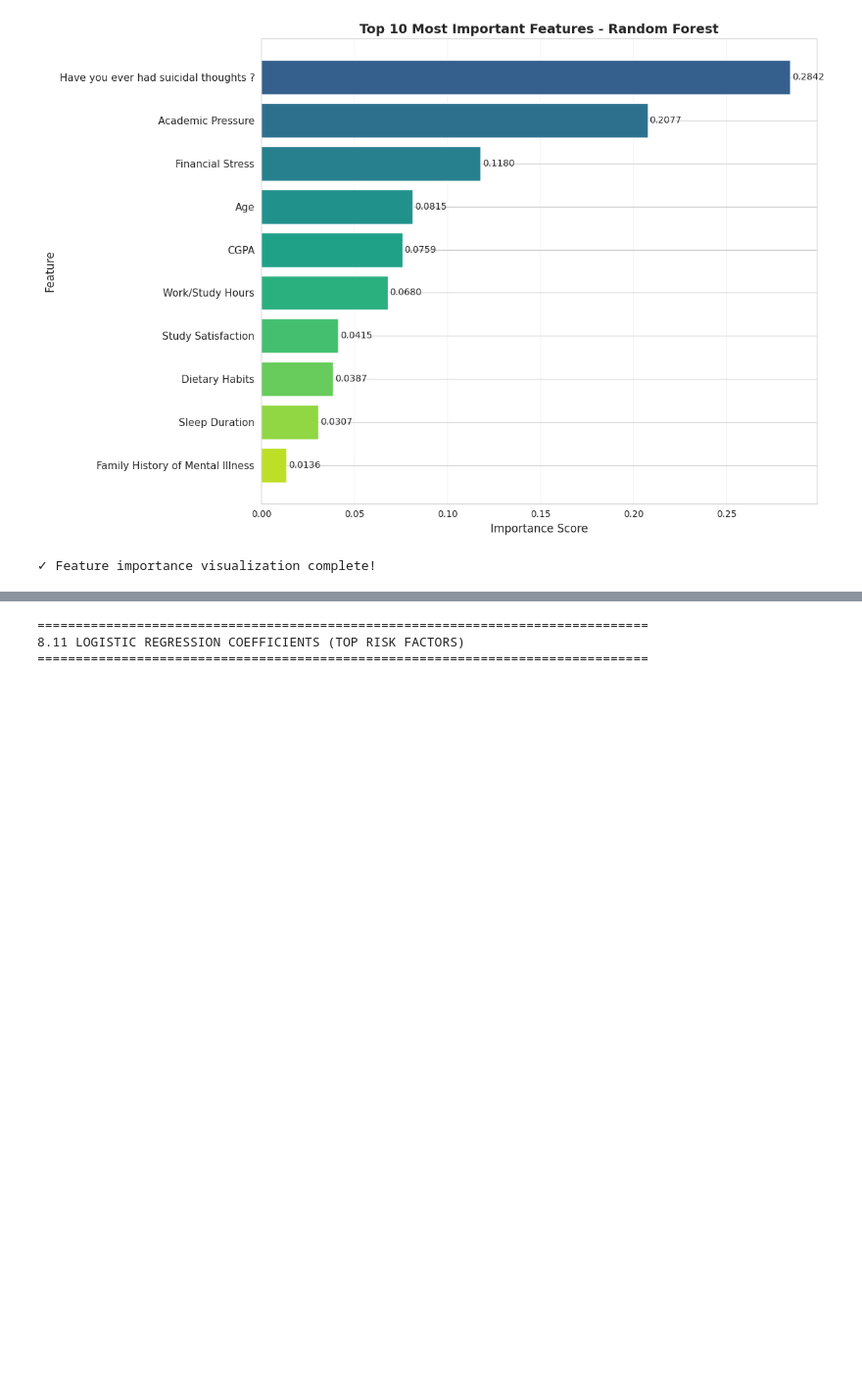
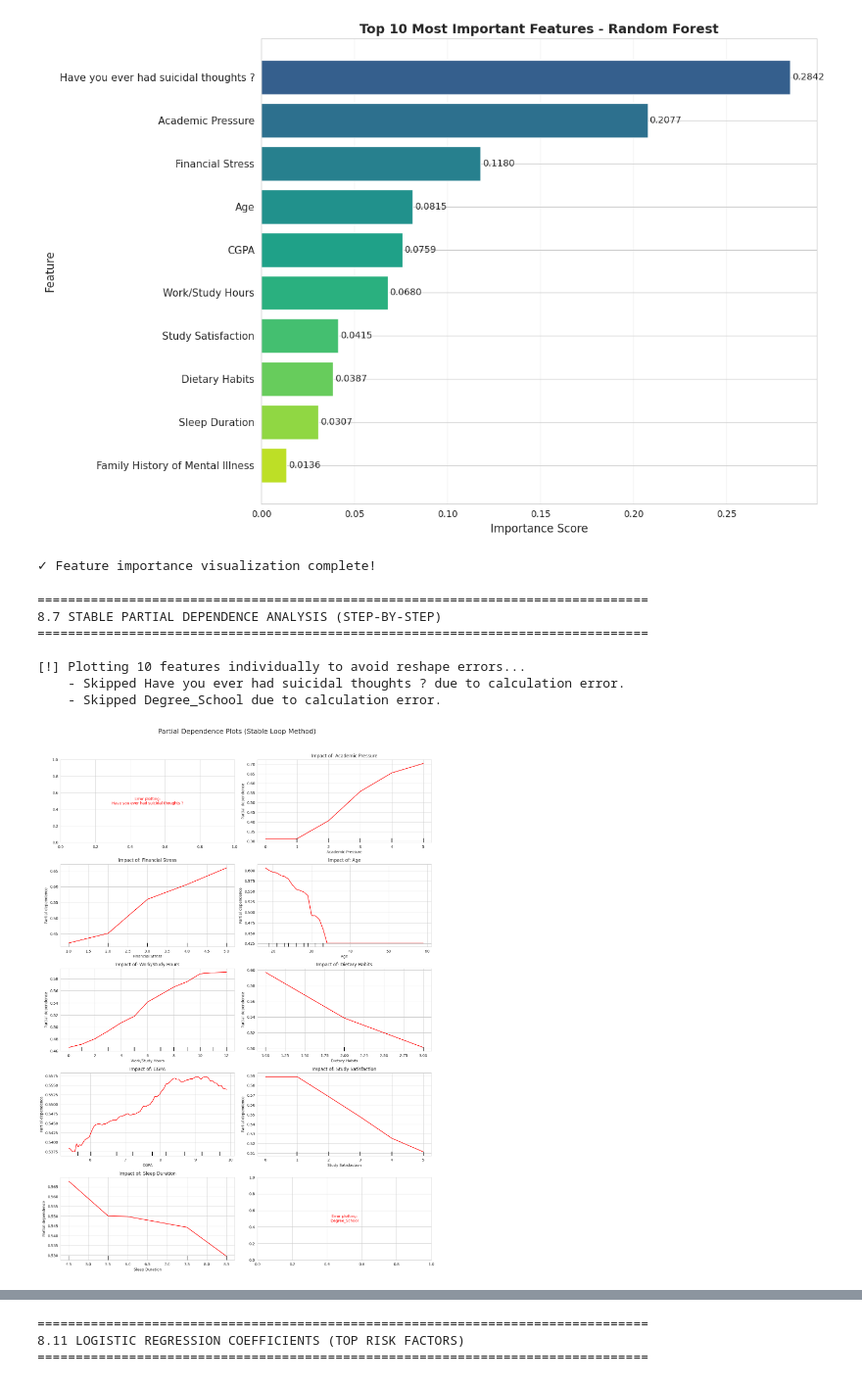
Before and after one commit to XyronTeam/ml-project, a Jupyter notebook: src/dataset_a/notebook_a.ipynb, the cells around one changed output, grey strips where cells are left out. Shown at 98% size. Saved outputs shown, nothing was run; the diff lists cells and outputs as text; code cells hidden in the pictures; blank space fills up the shorter version.

```diff
--- a/src/dataset_a/notebook_a.ipynb
+++ b/src/dataset_a/notebook_a.ipynb
@@ -2409,3 +2350,57 @@ print("✓ Feature importance visualization complete!")
 ================================================================================
 [figure]
 ✓ Feature importance visualization complete!
+# %%
+import matplotlib.pyplot as plt
+from sklearn.inspection import PartialDependenceDisplay
+
+print("\n" + "="*80)
+print("8.7 STABLE PARTIAL DEPENDENCE ANALYSIS (STEP-BY-STEP)")
+print("="*80)
+
+X_pdp = X_train.copy()
+for col in X_pdp.select_dtypes(include=['bool']).columns:
+    X_pdp[col] = X_pdp[col].astype(int)
+
+top_n = 10
+features_to_plot = rf_importance.head(top_n)['Feature'].tolist()
+
+n_cols = 2
+n_rows = (len(features_to_plot) + 1) // 2
+fig, axes = plt.subplots(n_rows, n_cols, figsize=(15, n_rows * 4))
+axes = axes.flatten()
+
+print(f"\n[!] Plotting {len(features_to_plot)} features individually to avoid reshape errors...")
+
+for i, feature in enumerate(features_to_plot):
+    try:
+        PartialDependenceDisplay.from_estimator(
+            rf_model,
+            X_pdp,
+            features=[feature],
+            ax=axes[i],
+            kind='average',
+            line_kw={"color": "red"}
+        )
+        axes[i].set_title(f"Impact of: {feature}")
+    except Exception as e:
+        axes[i].text(0.5, 0.5, f"Error plotting:\n{feature}",
+                     ha='center', va='center', color='red')
+        print(f"    - Skipped {feature} due to calculation error.")
+
+
+for j in range(i + 1, len(axes)):
+    axes[j].set_visible(False)
+
+plt.suptitle("Partial Dependence Plots (Stable Loop Method)", fontsize=18, y=1.02)
+plt.tight_layout()
+plt.show()
+# %% [output]
+================================================================================
+8.7 STABLE PARTIAL DEPENDENCE ANALYSIS (STEP-BY-STEP)
+================================================================================
+
+[!] Plotting 10 features individually to avoid reshape errors...
+    - Skipped Have you ever had suicidal thoughts ? due to calculation error.
+    - Skipped Degree_School due to calculation error.
+[figure, added]
```
Also changed, not shown: parts of 3 cells of this notebook.
